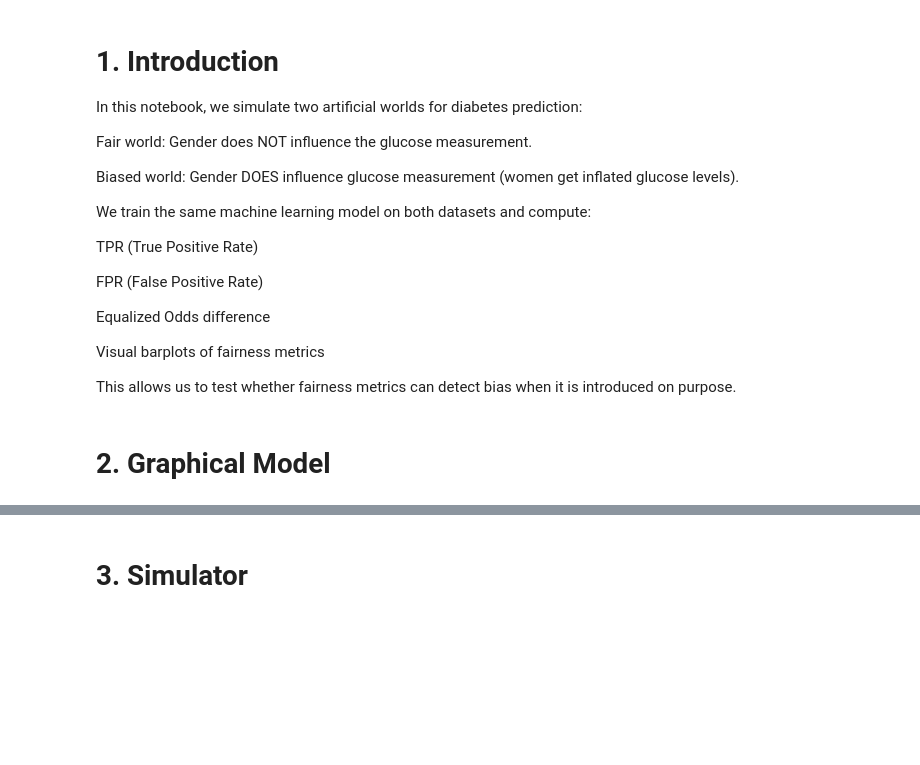
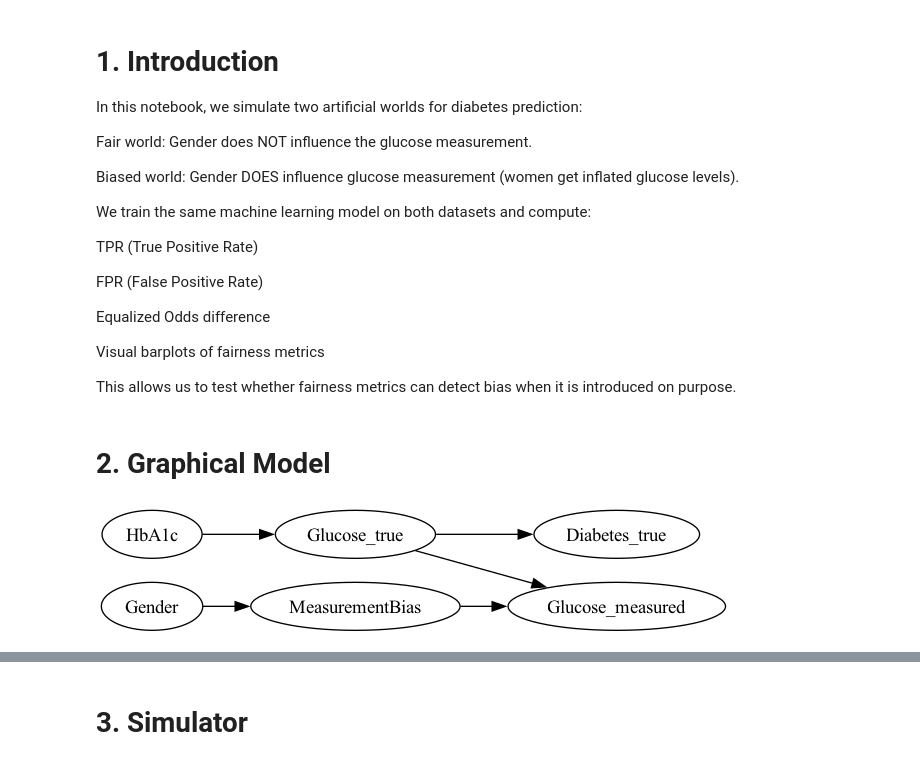
Before and after one commit to isabelle-bustamante/diabetes-fairness-ml, a Jupyter notebook: notebooks/Simulation pipeline_equalizedOdds.ipynb, the cells around one changed output, grey strips where cells are left out. Cells and saved outputs as stored; diff of their text form; code cells hidden in the pictures; blank space fills up the shorter version.

Commit message:
added graphical model to show relationships

```diff
--- a/notebooks/Simulation pipeline_equalizedOdds.ipynb
+++ b/notebooks/Simulation pipeline_equalizedOdds.ipynb
@@ -30,3 +30,8 @@ import seaborn as sns
 sns.set(style="whitegrid")
 # %% [markdown]
  # 2. Graphical Model
+# %%
+from IPython.display import Image
+Image("fair_dag.png")
+# %% [output]
+[figure, added]
```
Also changed, not shown: parts of 1 cell of this notebook, 2 other files.
